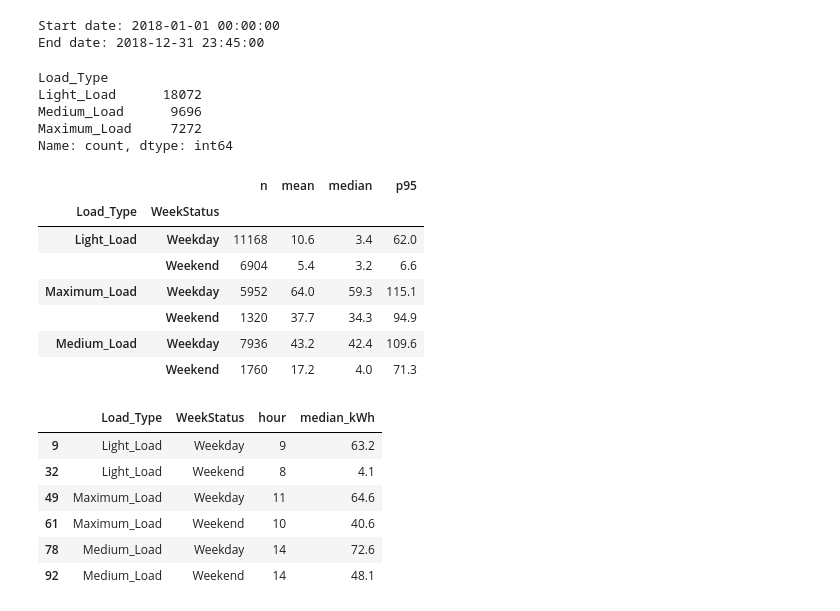
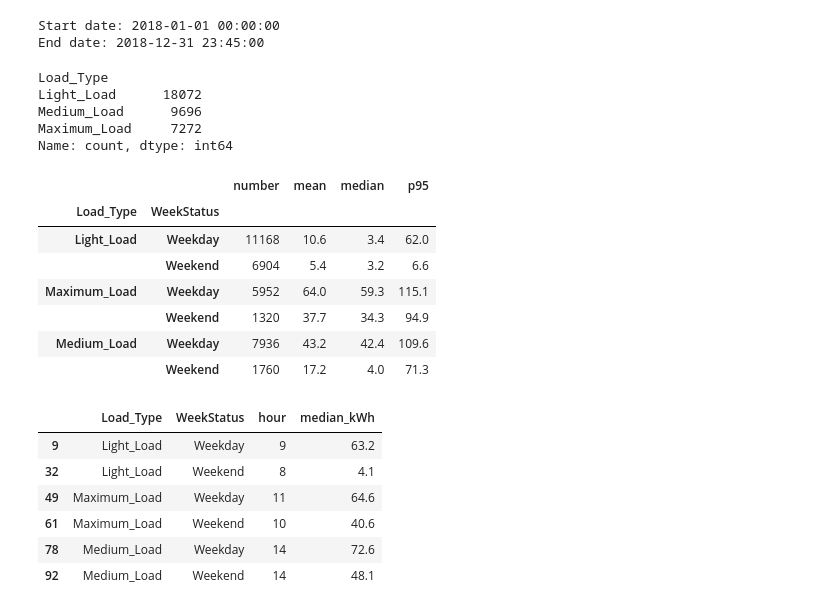
Before and after one commit to Mortti11/Advanced-Data-Analytics-, a Jupyter notebook: Second_Assignment/Regression.ipynb, the cells around one changed output. Cells and saved outputs as stored; diff of their text form; code cells hidden in the pictures.

```diff
--- a/Second_Assignment/Regression.ipynb
+++ b/Second_Assignment/Regression.ipynb
@@ -82,28 +100,25 @@ print("End date:",df['date'].max())
 # %% [output]
 Start date: 2018-01-01 00:00:00
 End date: 2018-12-31 23:45:00
-# %%
-# Load type is categorical and weekstatus are, let's check the unique values and their counts.
-print(df['Load_Type'].value_counts())
-# the classses are imbalanced
-# This column has to be correlated with usage of energy column.
-# %% [output]
-Load_Type
-Light_Load      18072
-Medium_Load      9696
-Maximum_Load     7272
-Name: count, dtype: int64
+# %%
+print(df['Load_Type'].value_counts())
+# the classses are imbalanced
+# Most of load is light load.
+# %% [output]
+Load_Type
+Light_Load      18072
+Medium_Load      9696
+Maximum_Load     7272
+Name: count, dtype: int64
 # %%
-# let's check how does the usage of energy change across load types and week status?
-# making a group summary of usage of energt  by load and weekstatus of 95%
-
-Summary =(df.groupby(["Load_Type","WeekStatus"])["Usage_kWh"].agg(n="size", mean="mean", median="median",
-           p95=lambda s:s.quantile(0.95)).round(1))
-Summary.sort_index()
-# light load is skewed, median is 3.4 and 95 is 62, most of the time, usage is low. But sometimes the usage of energy is too high.
-# As I exptected, during weekdays the usage of energy is too high.
+# let's check how does the usage of energy change across load types and week status
+Summary = (df.groupby(["Load_Type","WeekStatus"])["Usage_kWh"].agg(
+          number="size", mean="mean", median="median", p95=lambda s:s.quantile(0.95)).round(1))
+Summary
+# light load is skewed, median is 3.4 and 95 is 62, most of the time, usage is low. But sometimes it is too high.
+# As I expected, during weekdays the usage of energy is too high.
 # %% [output]
-|  |  | n | mean | median | p95 |
+|  |  | number | mean | median | p95 |
 | Load_Type | WeekStatus |  |  |  |  |
 | Light_Load | Weekday | 11168 | 10.6 | 3.4 | 62.0 |
 |  | Weekend | 6904 | 5.4 | 3.2 | 6.6 |
```
Also changed, not shown: parts of 51 cells of this notebook, 2 other files.
